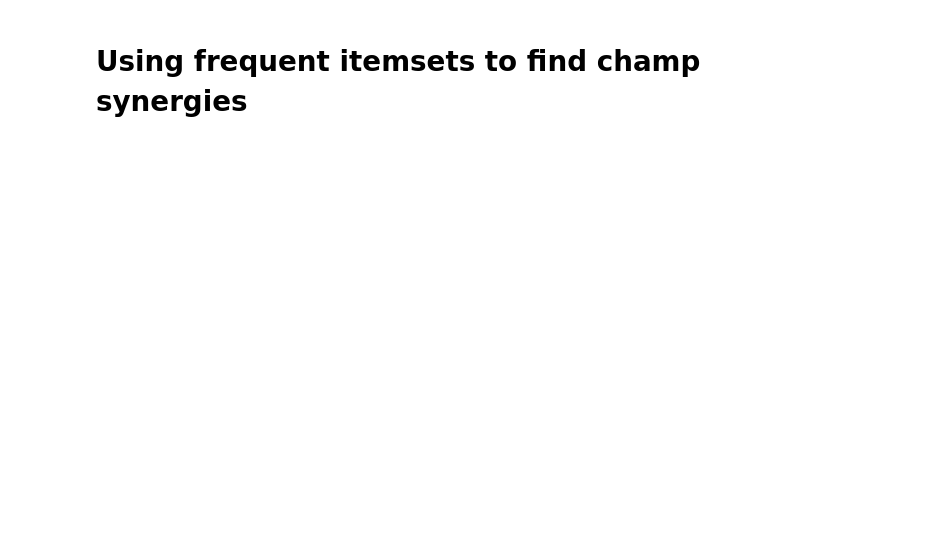
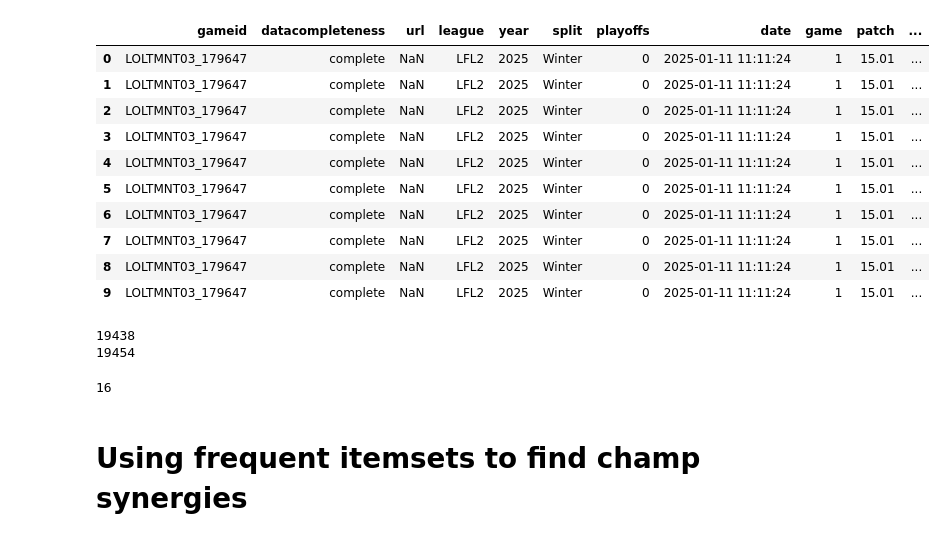
Before and after one commit to dwarfy35/Datamining_project, a Jupyter notebook: Checkpoint_3_daniel.ipynb, the cells around one changed output. Drawn from its saved outputs; the diff is of its cells as text; code cells hidden in the pictures; blank space fills up the shorter version.

```diff
--- a/Checkpoint_3_daniel.ipynb
+++ b/Checkpoint_3_daniel.ipynb
@@ -13,6 +13,39 @@ data = pd.read_csv(data_path,index_col=0)
 data_len = int(len(data) * 10 / 12)
 # %%
 data = data.drop(data[data["position"] == "team"].index)
+# %%
+data.iloc[0:10]
+# %% [output]
+|  | gameid | datacompleteness | url | league | year | split | playoffs | date | game | patch | ... |
+| 0 | LOLTMNT03_179647 | complete | NaN | LFL2 | 2025 | Winter | 0 | 2025-01-11 11:11:24 | 1 | 15.01 | ... |
+| 1 | LOLTMNT03_179647 | complete | NaN | LFL2 | 2025 | Winter | 0 | 2025-01-11 11:11:24 | 1 | 15.01 | ... |
+| 2 | LOLTMNT03_179647 | complete | NaN | LFL2 | 2025 | Winter | 0 | 2025-01-11 11:11:24 | 1 | 15.01 | ... |
+| 3 | LOLTMNT03_179647 | complete | NaN | LFL2 | 2025 | Winter | 0 | 2025-01-11 11:11:24 | 1 | 15.01 | ... |
+| 4 | LOLTMNT03_179647 | complete | NaN | LFL2 | 2025 | Winter | 0 | 2025-01-11 11:11:24 | 1 | 15.01 | ... |
+| 5 | LOLTMNT03_179647 | complete | NaN | LFL2 | 2025 | Winter | 0 | 2025-01-11 11:11:24 | 1 | 15.01 | ... |
+| 6 | LOLTMNT03_179647 | complete | NaN | LFL2 | 2025 | Winter | 0 | 2025-01-11 11:11:24 | 1 | 15.01 | ... |
+| 7 | LOLTMNT03_179647 | complete | NaN | LFL2 | 2025 | Winter | 0 | 2025-01-11 11:11:24 | 1 | 15.01 | ... |
+| 8 | LOLTMNT03_179647 | complete | NaN | LFL2 | 2025 | Winter | 0 | 2025-01-11 11:11:24 | 1 | 15.01 | ... |
+| 9 | LOLTMNT03_179647 | complete | NaN | LFL2 | 2025 | Winter | 0 | 2025-01-11 11:11:24 | 1 | 15.01 | ... |
+# %%
+c = 0
+t = 0
+for i in tqdm(range(0, len(data), 5)):
+    if np.any(pd.isnull(data.iloc[i:i+5][["pick1", "pick2", "pick3", "pick4", "pick5"]])):
+         continue
+    d = data.iloc[i:i+5]
+    c += int(set(list(d["champion"].values)) == set(list(d.iloc[0][["pick1", "pick2", "pick3", "pick4", "pick5"]].values)))
+    t += 1
+
+print(c)
+print(t)
+# %% [output]
+19438
+19454
+# %%
+t-c
+# %% [output]
+16
 # %% [markdown]
 # Using frequent itemsets to find champ synergies
 # %%
```
Also changed, not shown: parts of 51 cells of this notebook.
